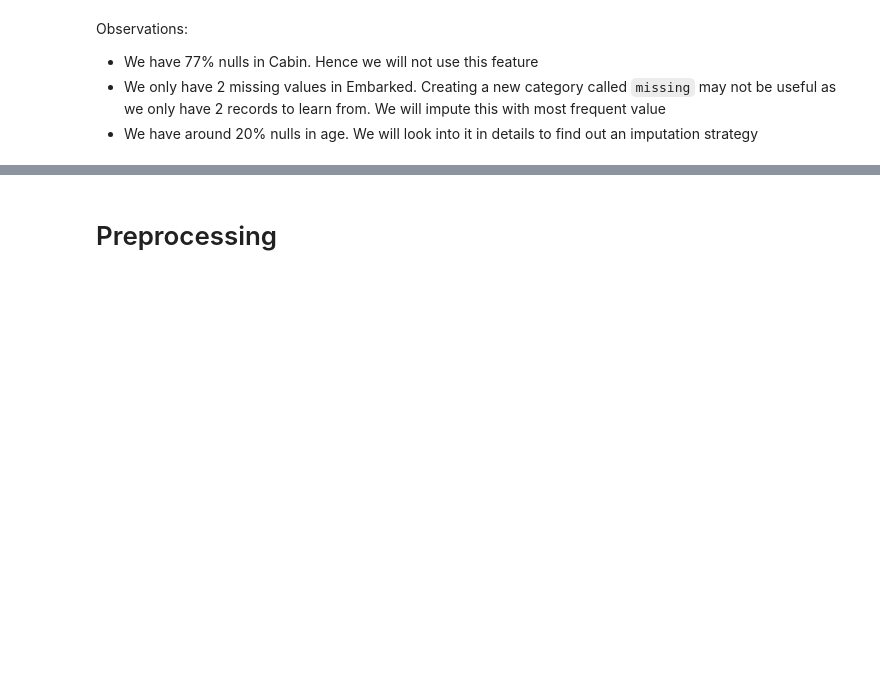
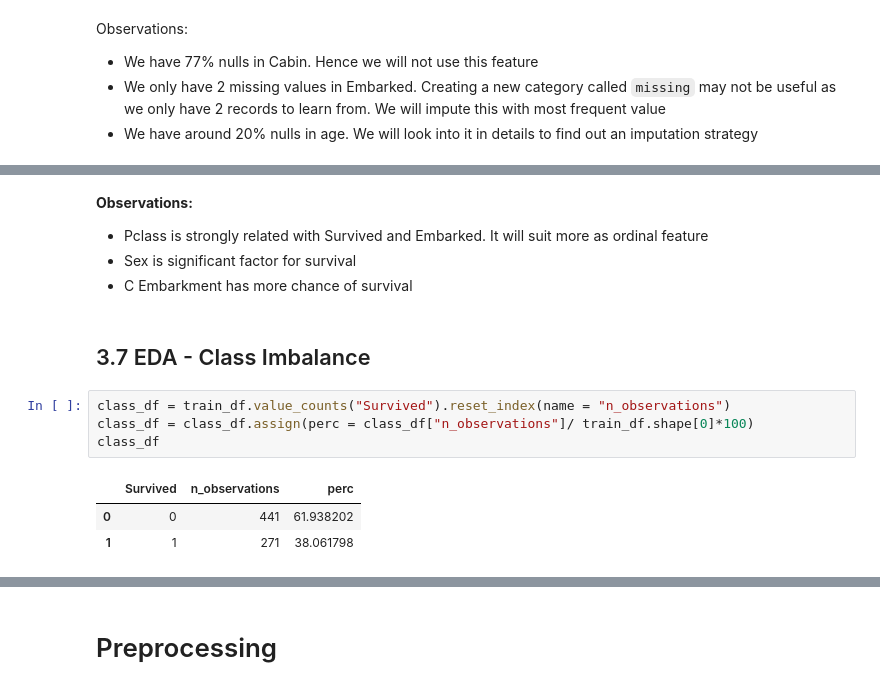
Before and after one commit to debanandasarkar/Kaggle_Titanic, a Jupyter notebook: Titanic_notebook.ipynb, the cells around one changed output, grey strips where cells are left out. Cells and saved outputs as stored; diff of their text form; blank space fills up the shorter version.

Commit message:
This commit will complete EDA

```diff
--- a/Titanic_notebook.ipynb
+++ b/Titanic_notebook.ipynb
@@ -119,0 +230,16 @@ Observations:
+# %% [markdown]
+**Observations:**
+
+- Pclass is strongly related with Survived and Embarked. It will suit more as ordinal feature
+- Sex is significant factor for survival
+- C Embarkment has more chance of survival
+# %% [markdown]
+## 3.7 EDA - Class Imbalance
+# %%
+class_df = train_df.value_counts("Survived").reset_index(name = "n_observations")
+class_df = class_df.assign(perc = class_df["n_observations"]/ train_df.shape[0]*100)
+class_df
+# %% [output]
+|  | Survived | n_observations | perc |
+| 0 | 0 | 441 | 61.938202 |
+| 1 | 1 | 271 | 38.061798 |
```
Also changed, not shown: parts of 40 cells of this notebook.
